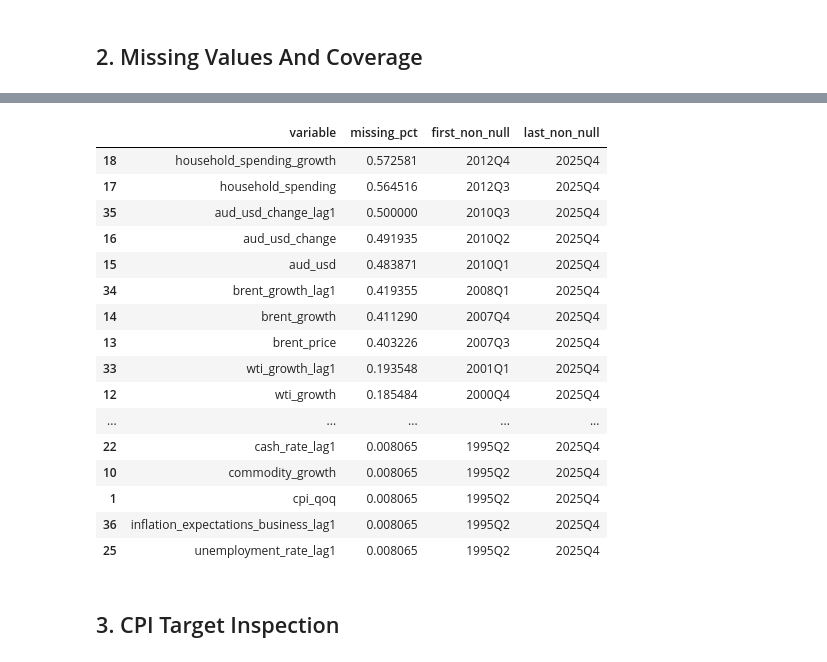
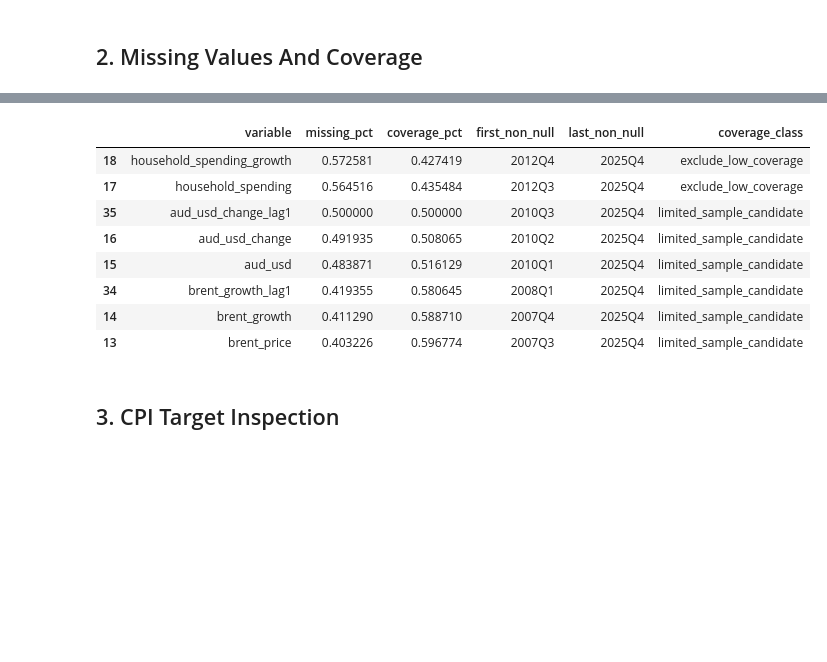
Before and after one commit to JuanVu1810/Australian-CPI-Forecast, a Jupyter notebook: notebooks/EDA.ipynb, the cells around one changed output, grey strips where cells are left out. Saved outputs shown, nothing was run; the diff lists cells and outputs as text; code cells hidden in the pictures; blank space fills up the shorter version.

```diff
--- a/notebooks/EDA.ipynb
+++ b/notebooks/EDA.ipynb
@@ -44,6 +46,23 @@ df = pd.read_csv(DATA_PATH)
 df['quarter_period'] = pd.PeriodIndex(df['quarter'], freq='Q')
 df['quarter_start'] = df['quarter_period'].dt.to_timestamp(how='start')
 df = df.sort_values('quarter_period').reset_index(drop=True)
+
+# src.features owns these rate-change transforms for future curated rebuilds.
+# Keep this compatibility block so the current checked-in curated CSV can still
+# execute before the generated dataset is refreshed. Rate levels are percentages,
+# so differences are percentage-point moves rather than proportional log changes.
+RATE_CHANGE_LAG_MAP = {
+    'cash_rate': [1],
+    'unemployment_rate': [1, 2],
+}
+for source_col, lags in RATE_CHANGE_LAG_MAP.items():
+    if source_col not in df:
+        continue
+    change_col = f'{source_col}_change'
+    df[change_col] = df[source_col].diff()
+    for lag in lags:
+        df[f'{change_col}_lag{lag}'] = df[change_col].shift(lag)
+
 df_model = df.drop(columns=['quarter_period', 'quarter_start'])
 
 schema = pd.DataFrame({'column': df_model.columns, 'dtype': df_model.dtypes.astype(str).values})
@@ -126,23 +145,47 @@ def first_last_non_null_date(frame: pd.DataFrame, column: str) -> tuple[str | No
     return str(frame.loc[mask, 'quarter_period'].iloc[0]), str(frame.loc[mask, 'quarter_period'].iloc[-1])
 
 
+def coverage_class(coverage_pct: float) -> str:
+    if coverage_pct >= 0.95:
+        return 'core_long_sample_candidate'
+    if coverage_pct >= 0.80:
+        return 'shorter_sample_candidate'
+    if coverage_pct >= 0.50:
+        return 'limited_sample_candidate'
+    return 'exclude_low_coverage'
+
+
+sample_start = str(df['quarter_period'].min())
 coverage_rows = []
 for column in df_model.columns:
     if column == 'quarter':
         continue
     first_non_null, last_non_null = first_last_non_null_date(df, column)
     missing_count = int(df[column].isna().sum())
+    available_observations = int(df[column].notna().sum())
+    missing_pct = missing_count / len(df)
+    coverage_pct = available_observations / len(df)
+    late_start_reduces_sample = first_non_null not in {None, sample_start}
+    substantial_missingness = missing_pct >= MATERIAL_MISSING_THRESHOLD
     coverage_rows.append({
         'variable': column,
-        'non_null_rows': int(df[column].notna().sum()),
+        'available_observations': available_observations,
+        'non_null_rows': available_observations,
         'missing_count': missing_count,
-        'missing_pct': missing_count / len(df),
+        'missing_pct': missing_pct,
+        'coverage_pct': coverage_pct,
+        'start_quarter': sample_start,
         'first_non_null': first_non_null,
         'last_non_null': last_non_null,
-        'material_early_missingness': bool(missing_count / len(df) >= MATERIAL_MISSING_THRESHOLD or first_non_null not in {None, str(df['quarter_period'].min())}),
+        'late_start_reduces_estimation_sample': bool(late_start_reduces_sample),
+        'substantial_missingness_warning': bool(substantial_missingness),
+        # Backward-compatible name used later in the notebook; this now means
+        # genuinely substantial missingness, not merely starting after 1995Q1.
+        'material_early_missingness': bool(substantial_missingness),
+        'coverage_class': coverage_class(coverage_pct),
     })
 
 coverage = pd.DataFrame(coverage_rows).sort_values(['missing_pct', 'variable'], ascending=[False, True])
 display(coverage)
-display(coverage.loc[coverage['material_early_missingness'], ['variable', 'missing_pct', 'first_non_null', 'last_non_null']])
+display(coverage.loc[coverage['substantial_missingness_warning'], ['variable', 'missing_pct', 'coverage_pct', 'first_non_null', 'last_non_null', 'coverage_class']])
 # %% [output]
@@ -166,20 +209,12 @@ display(coverage.loc[coverage['material_early_missingness'], ['variable', 'missi
-|  | variable | missing_pct | first_non_null | last_non_null |
-| 18 | household_spending_growth | 0.572581 | 2012Q4 | 2025Q4 |
-| 17 | household_spending | 0.564516 | 2012Q3 | 2025Q4 |
-| 35 | aud_usd_change_lag1 | 0.500000 | 2010Q3 | 2025Q4 |
-| 16 | aud_usd_change | 0.491935 | 2010Q2 | 2025Q4 |
-| 15 | aud_usd | 0.483871 | 2010Q1 | 2025Q4 |
-| 34 | brent_growth_lag1 | 0.419355 | 2008Q1 | 2025Q4 |
-| 14 | brent_growth | 0.411290 | 2007Q4 | 2025Q4 |
-| 13 | brent_price | 0.403226 | 2007Q3 | 2025Q4 |
-| 33 | wti_growth_lag1 | 0.193548 | 2001Q1 | 2025Q4 |
-| 12 | wti_growth | 0.185484 | 2000Q4 | 2025Q4 |
-| ... | ... | ... | ... | ... |
-| 22 | cash_rate_lag1 | 0.008065 | 1995Q2 | 2025Q4 |
-| 10 | commodity_growth | 0.008065 | 1995Q2 | 2025Q4 |
-| 1 | cpi_qoq | 0.008065 | 1995Q2 | 2025Q4 |
-| 36 | inflation_expectations_business_lag1 | 0.008065 | 1995Q2 | 2025Q4 |
-| 25 | unemployment_rate_lag1 | 0.008065 | 1995Q2 | 2025Q4 |
+|  | variable | missing_pct | coverage_pct | first_non_null | last_non_null | coverage_class |
+| 18 | household_spending_growth | 0.572581 | 0.427419 | 2012Q4 | 2025Q4 | exclude_low_coverage |
+| 17 | household_spending | 0.564516 | 0.435484 | 2012Q3 | 2025Q4 | exclude_low_coverage |
+| 35 | aud_usd_change_lag1 | 0.500000 | 0.500000 | 2010Q3 | 2025Q4 | limited_sample_candidate |
+| 16 | aud_usd_change | 0.491935 | 0.508065 | 2010Q2 | 2025Q4 | limited_sample_candidate |
+| 15 | aud_usd | 0.483871 | 0.516129 | 2010Q1 | 2025Q4 | limited_sample_candidate |
+| 34 | brent_growth_lag1 | 0.419355 | 0.580645 | 2008Q1 | 2025Q4 | limited_sample_candidate |
+| 14 | brent_growth | 0.411290 | 0.588710 | 2007Q4 | 2025Q4 | limited_sample_candidate |
+| 13 | brent_price | 0.403226 | 0.596774 | 2007Q3 | 2025Q4 | limited_sample_candidate |
 # %% [markdown]
 ## 3. CPI Target Inspection
 # %%
```
Also changed, not shown: parts of 27 cells of this notebook, 8 other files.
